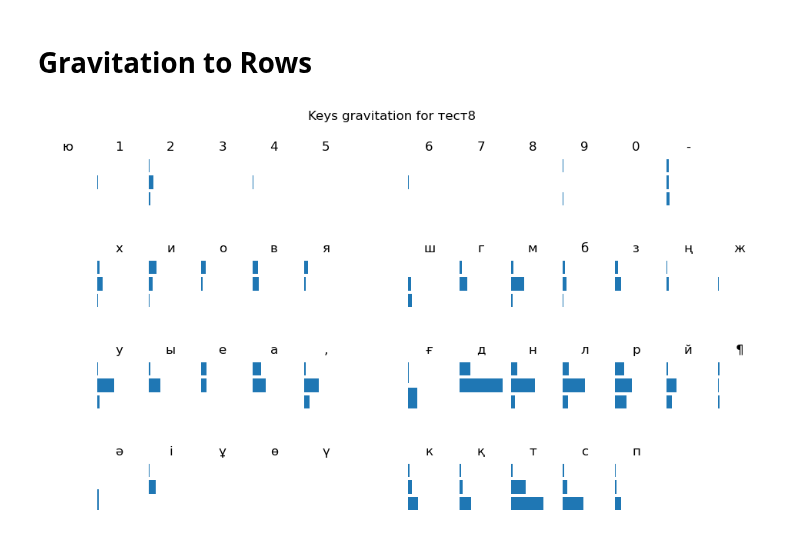
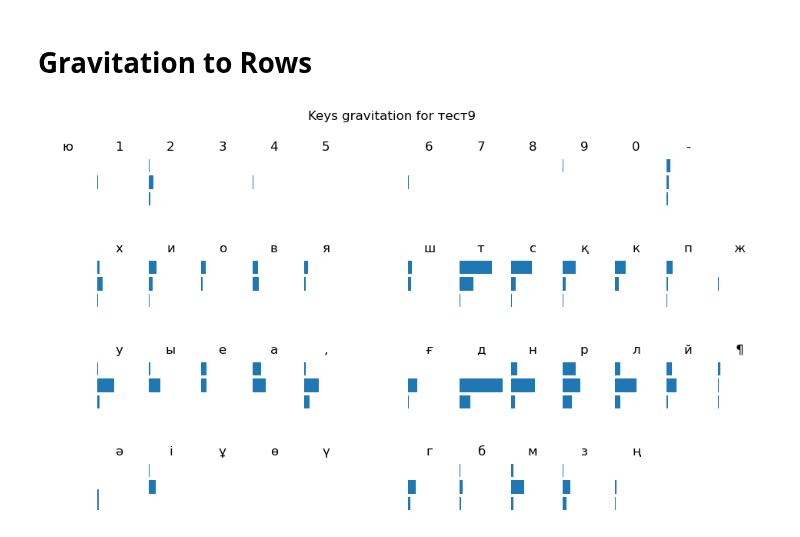
Before and after one commit to culebron/rus-layout-opt, a Jupyter notebook: Kazakh Example.ipynb, the cells around one changed output. Cells and saved outputs as stored; diff of their text form; code cells hidden in the pictures.

```diff
--- a/Kazakh Example.ipynb
+++ b/Kazakh Example.ipynb
@@ -308,0 +323,2 @@ res['тест8'].display('freq')
+# %%
+key = 'тест9'
@@ -326,6 +350,6 @@ res['тест8'].bigrams.groupby('finger').agg({'num': 'sum'}).plot.bar()
 # %% [markdown]
 # Gravitation to Rows
 # %%
-res['тест8'].display('rows')
+res[key].display('rows')
 # %% [output]
-[figure, old version]
+[figure, new version]
```
Also changed, not shown: parts of 13 cells of this notebook, 1 other file.
